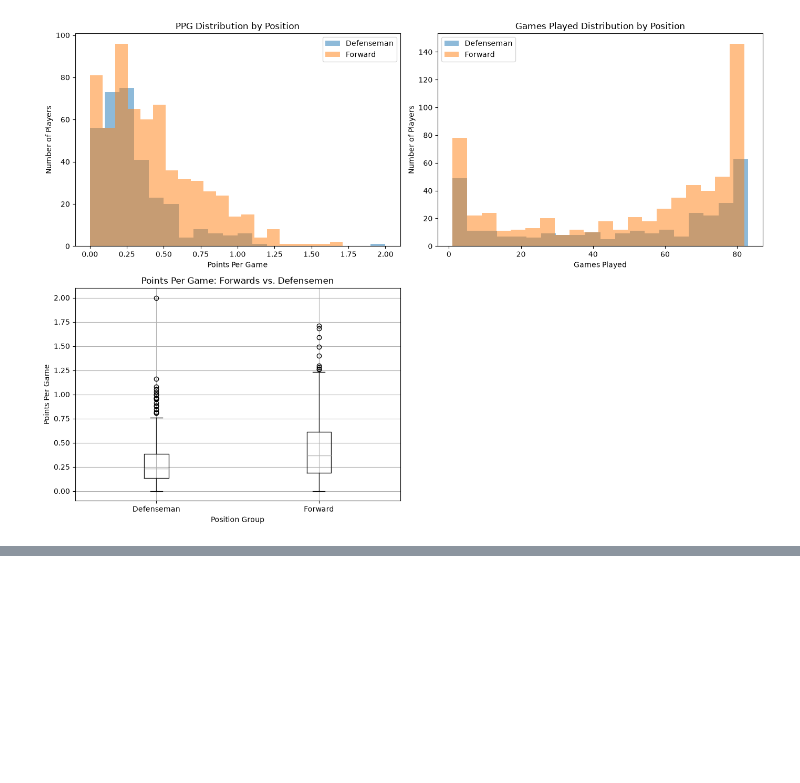
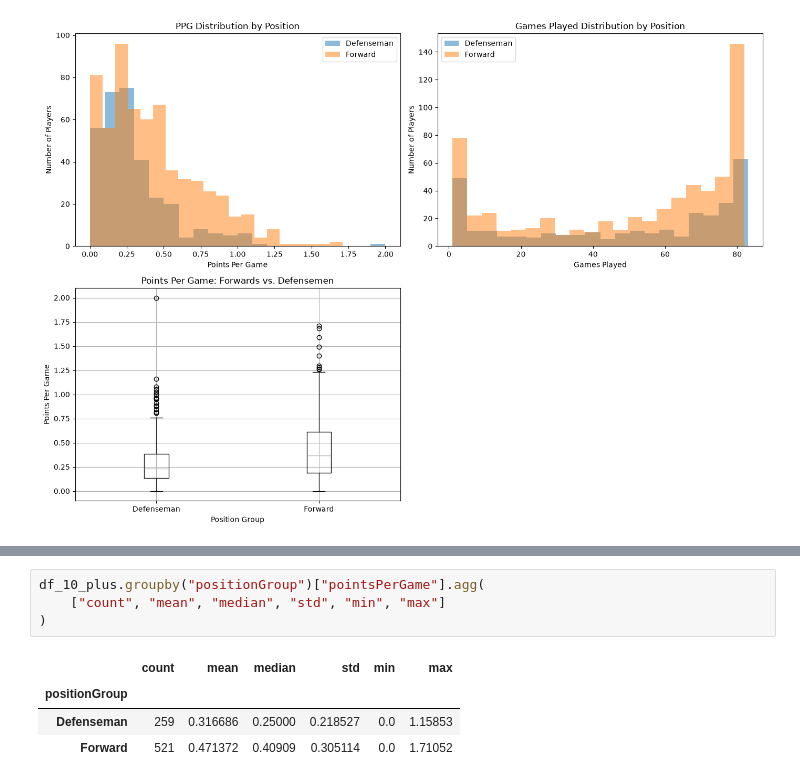
Before and after one commit to natashk/NHL, a Jupyter notebook: data_analysis/forward_defence.ipynb, the cells around one changed output, grey strips where cells are left out. Saved outputs shown, nothing was run; the diff lists cells and outputs as text; blank space fills up the shorter version.

```diff
--- a/data_analysis/forward_defence.ipynb
+++ b/data_analysis/forward_defence.ipynb
@@ -179,0 +217,9 @@ Name: pointsPerGame, dtype: float64
+# %%
+df_10_plus.groupby("positionGroup")["pointsPerGame"].agg(
+    ["count", "mean", "median", "std", "min", "max"]
+)
+# %% [output]
+|  | count | mean | median | std | min | max |
+| positionGroup |  |  |  |  |  |  |
+| Defenseman | 259 | 0.316686 | 0.25000 | 0.218527 | 0.0 | 1.15853 |
+| Forward | 521 | 0.471372 | 0.40909 | 0.305114 | 0.0 | 1.71052 |
```
Also changed, not shown: parts of 21 cells of this notebook.
